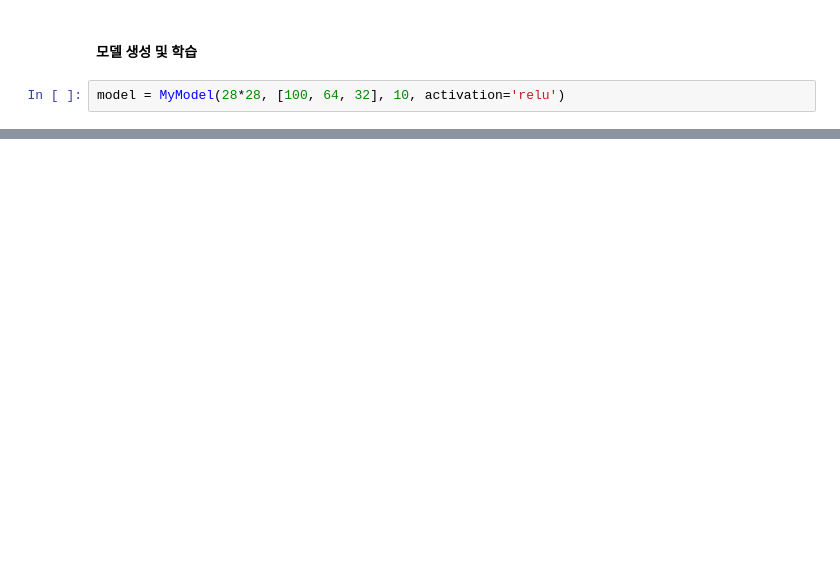
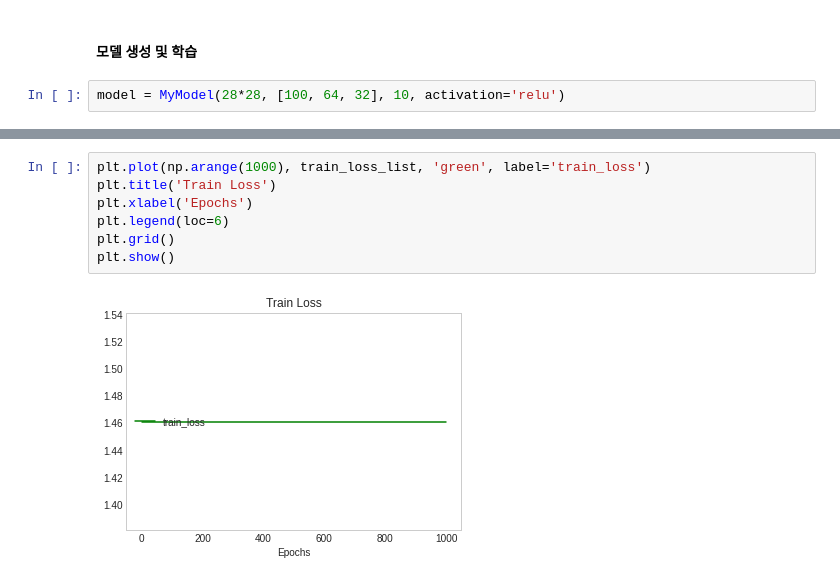
Before and after one commit to moung1012/-, a Jupyter notebook: _8_오차역전파_(Backpropagation).ipynb, the cells around one changed output, grey strips where cells are left out. Drawn from its saved outputs; the diff is of its cells as text; blank space fills up the shorter version.

```diff
--- a/_8_오차역전파_(Backpropagation).ipynb
+++ b/_8_오차역전파_(Backpropagation).ipynb
@@ -756,0 +784,9 @@ AttributeError: ignored
+# %%
+plt.plot(np.arange(1000), train_loss_list, 'green', label='train_loss')
+plt.title('Train Loss')
+plt.xlabel('Epochs')
+plt.legend(loc=6)
+plt.grid()
+plt.show()
+# %% [output]
+[figure, added]
```
Also changed, not shown: parts of 17 cells of this notebook.
